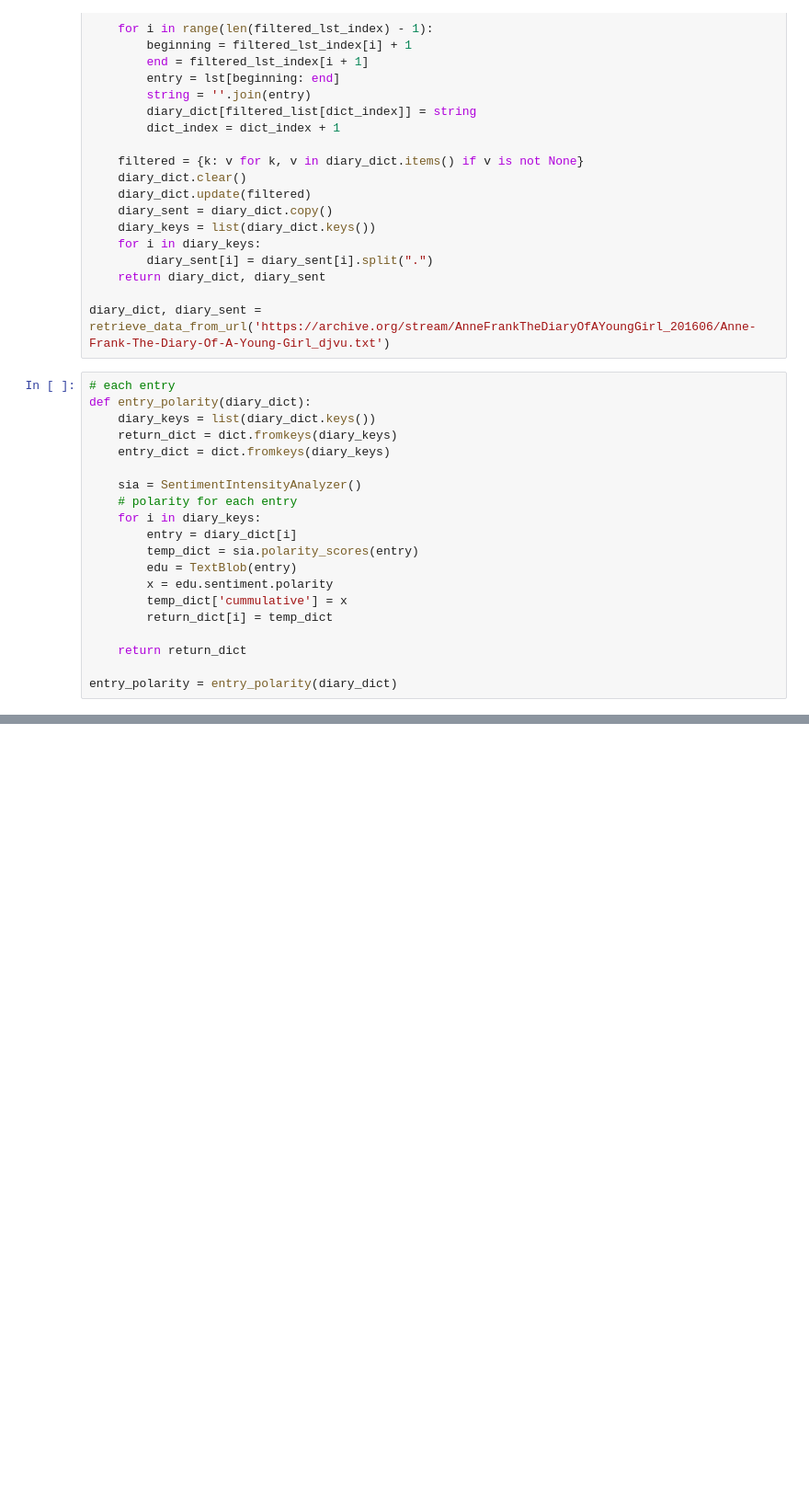
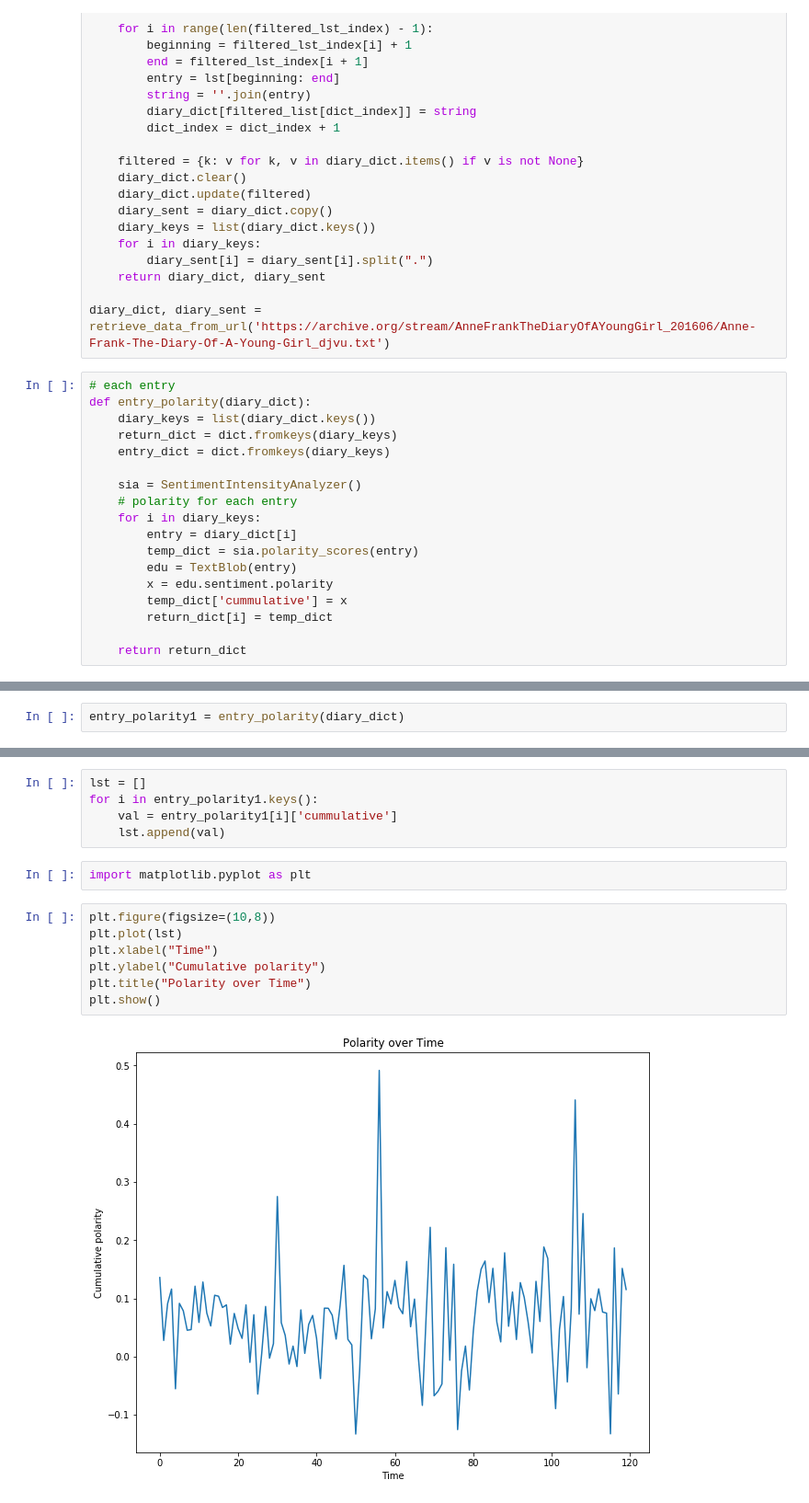
Before and after one commit to Manan-Bhatia-0/Modus.ai, a Jupyter notebook: NLP/Polarity_Anne_Frank.ipynb, the cells around one changed output, grey strips where cells are left out. Shown at 92% size. Drawn from its saved outputs; the diff is of its cells as text; blank space fills up the shorter version.

```diff
--- a/NLP/Polarity_Anne_Frank.ipynb
+++ b/NLP/Polarity_Anne_Frank.ipynb
@@ -72,7 +72,5 @@ def entry_polarity(diary_dict):
         return_dict[i] = temp_dict
 
     return return_dict
-
-entry_polarity = entry_polarity(diary_dict)
 # %%
 # each sentence in an entry
@@ -115,0 +96,2 @@ entry_polarity
+# %%
+entry_polarity1 = entry_polarity(diary_dict)
@@ -144,2 +171,18 @@ len(set(sentences)) == len(sentence_dict)
 # %% [output]
 True
+# %%
+lst = []
+for i in entry_polarity1.keys():
+    val = entry_polarity1[i]['cummulative']
+    lst.append(val)
+# %%
+import matplotlib.pyplot as plt
+# %%
+plt.figure(figsize=(10,8))
+plt.plot(lst)
+plt.xlabel("Time")
+plt.ylabel("Cumulative polarity")
+plt.title("Polarity over Time")
+plt.show()
+# %% [output]
+[figure, added]
```
Also changed, not shown: parts of 11 cells of this notebook, 9 other files.
